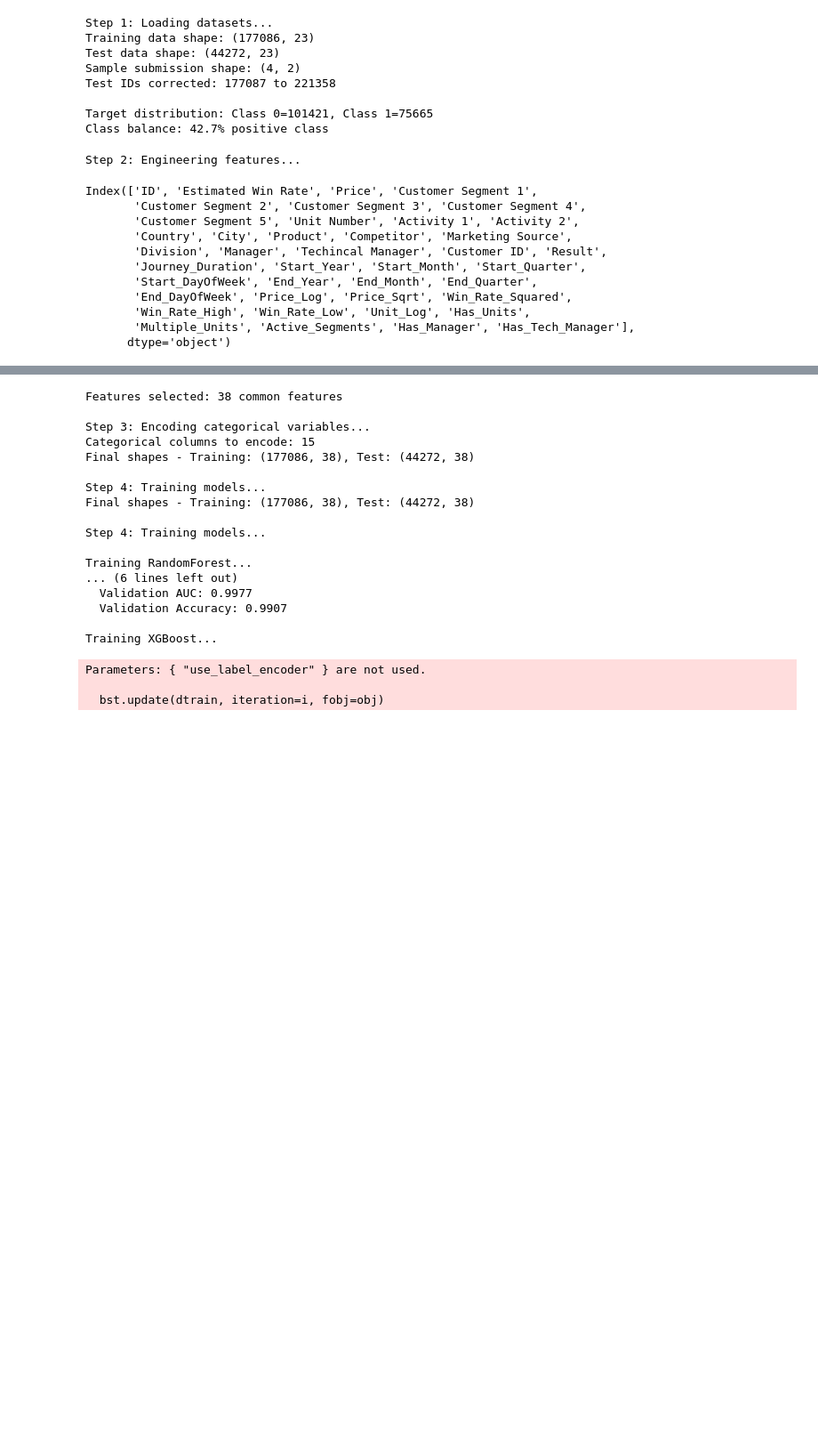
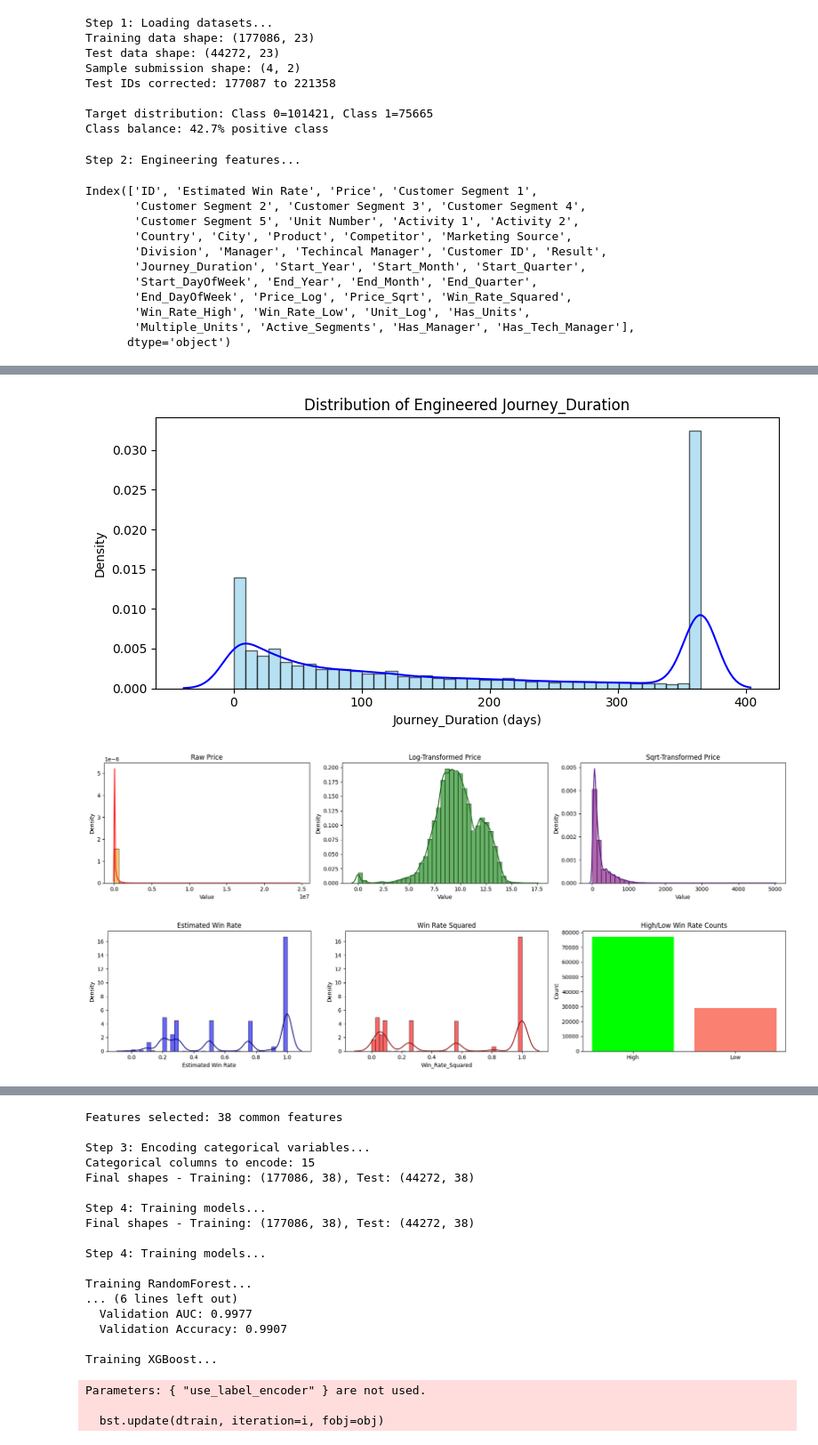
Before and after one commit to lorrainefadzaic-tech/Purchase-Intent-Prediction, a Jupyter notebook: purchase_intent-prediction.ipynb, the cells around one changed output, grey strips where cells are left out. Shown at 89% size. Cells and saved outputs as stored; diff of their text form; code cells hidden in the pictures; blank space fills up the shorter version.

```diff
--- a/purchase_intent-prediction.ipynb
+++ b/purchase_intent-prediction.ipynb
@@ -649,0 +703,80 @@ Index(['ID', 'Estimated Win Rate', 'Price', 'Customer Segment 1',
+# %%
+import matplotlib.pyplot as plt
+import seaborn as sns
+
+# 1. Journey_Duration distribution (after feature engineering)
+if 'Journey_Duration' in train_featured.columns:
+    plt.figure(figsize=(8,4))
+    plt.hist(train_featured['Journey_Duration'], bins=40, color='skyblue', edgecolor='black', density=True, alpha=0.6)
+    sns.kdeplot(train_featured['Journey_Duration'], color='blue')
+    plt.title('Distribution of Engineered Journey_Duration')
+    plt.xlabel('Journey_Duration (days)')
+    plt.ylabel('Density')
+    plt.tight_layout()
+    plt.show()
+
+# 2. Price transformations: raw, log, sqrt
+fig, axes = plt.subplots(1, 3, figsize=(18, 4))
+axes[0].hist(train_featured['Price'], bins=40, color='orange', edgecolor='black', density=True, alpha=0.6)
+sns.kdeplot(train_featured['Price'], color='red', ax=axes[0])
+axes[0].set_title('Raw Price')
+axes[1].hist(train_featured['Price_Log'], bins=40, color='green', edgecolor='black', density=True, alpha=0.6)
+sns.kdeplot(train_featured['Price_Log'], color='darkgreen', ax=axes[1])
+axes[1].set_title('Log-Transformed Price')
+axes[2].hist(train_featured['Price_Sqrt'], bins=40, color='purple', edgecolor='black', density=True, alpha=0.6)
+sns.kdeplot(train_featured['Price_Sqrt'], color='indigo', ax=axes[2])
+axes[2].set_title('Sqrt-Transformed Price')
+for ax in axes:
+    ax.set_xlabel('Value')
+    ax.set_ylabel('Density')
+plt.tight_layout()
+plt.show()
+
+# 3. Estimated Win Rate features
+fig, axes = plt.subplots(1, 3, figsize=(18, 4))
+axes[0].hist(train_featured['Estimated Win Rate'], bins=40, color='blue', edgecolor='black', density=True, alpha=0.6)
+sns.kdeplot(train_featured['Estimated Win Rate'], color='navy', ax=axes[0])
+axes[0].set_title('Estimated Win Rate')
+axes[1].hist(train_featured['Win_Rate_Squared'], bins=40, color='red', edgecolor='black', density=True, alpha=0.6)
+sns.kdeplot(train_featured['Win_Rate_Squared'], color='darkred', ax=axes[1])
+axes[1].set_title('Win Rate Squared')
+axes[2].bar(['High', 'Low'], [
+    train_featured['Win_Rate_High'].sum(),
+    train_featured['Win_Rate_Low'].sum()
+], color=['lime', 'salmon'])
+axes[2].set_title('High/Low Win Rate Counts')
+axes[2].set_ylabel('Count')
+plt.tight_layout()
+plt.show()
+
+# 4. Unit Number features
+fig, axes = plt.subplots(1, 3, figsize=(18, 4))
+axes[0].hist(train_featured['Unit Number'], bins=40, color='teal', edgecolor='black', density=True, alpha=0.6)
+sns.kdeplot(train_featured['Unit Number'], color='darkcyan', ax=axes[0])
+axes[0].set_title('Unit Number')
+axes[1].hist(train_featured['Unit_Log'], bins=40, color='brown', edgecolor='black', density=True, alpha=0.6)
+sns.kdeplot(train_featured['Unit_Log'], color='maroon', ax=axes[1])
+axes[1].set_title('Log(Unit Number)')
+axes[2].bar(['Has Units', 'Multiple Units'], [
+    train_featured['Has_Units'].sum(),
+    train_featured['Multiple_Units'].sum()
+], color=['gold', 'tomato'])
+axes[2].set_title('Unit Presence')
+axes[2].set_ylabel('Count')
+plt.tight_layout()
+plt.show()
+
+# 5. Active Customer Segments
+if 'Active_Segments' in train_featured.columns:
+    plt.figure(figsize=(8,4))
+    plt.hist(train_featured['Active_Segments'], bins=range(1, 8), color='navy', edgecolor='black', align='left', density=True, alpha=0.6)
+    sns.kdeplot(train_featured['Active_Segments'], color='orange')
+    plt.title('Distribution of Active Customer Segments')
+    plt.xlabel('Number of Active Segments')
+    plt.ylabel('Density')
+    plt.tight_layout()
+    plt.show()
+# %% [output]
+[figure, added]
+[figure, added]
+[figure, added]
```
Also changed, not shown: parts of 4 cells of this notebook.
